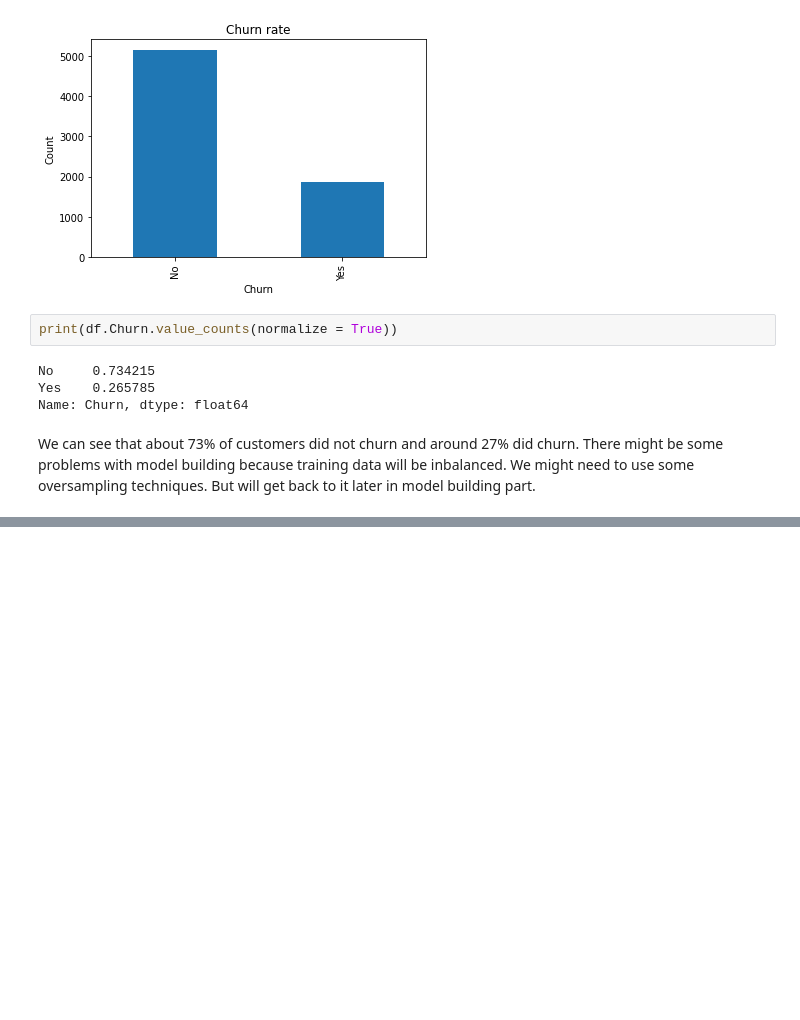
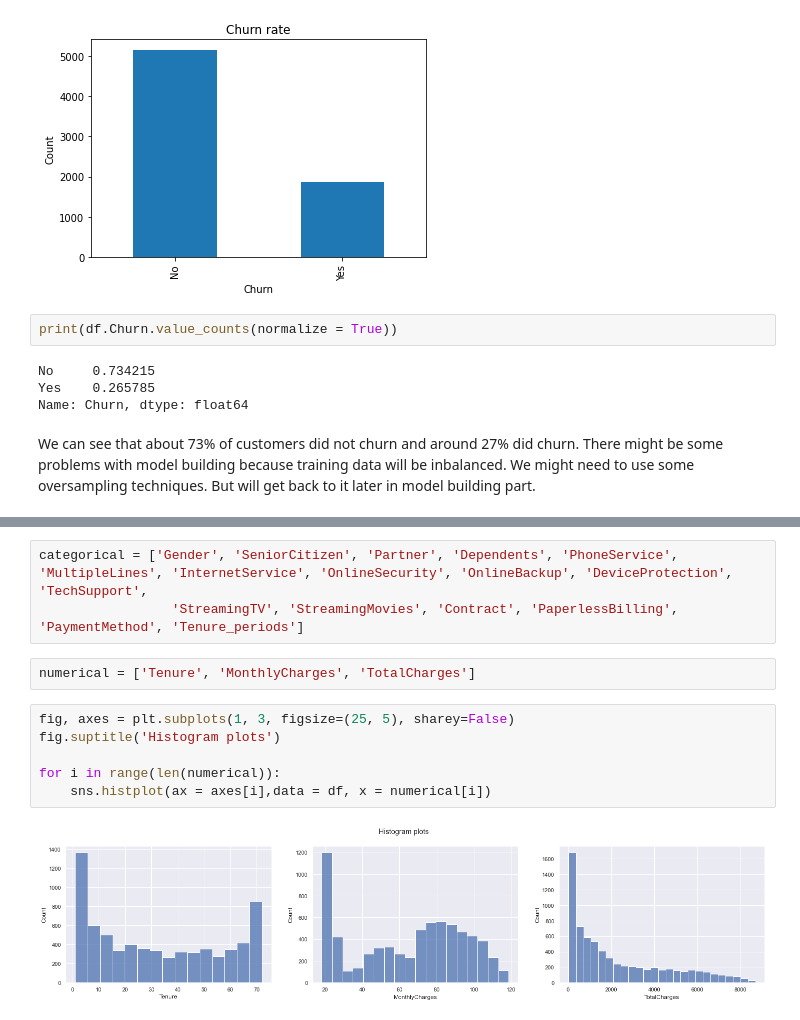
Before and after one commit to vytautasmu/Churn-Rate-Data-Analysis, a Jupyter notebook: eda.ipynb, the cells around one changed output, grey strips where cells are left out. Drawn from its saved outputs; the diff is of its cells as text; blank space fills up the shorter version.

```diff
--- a/eda.ipynb
+++ b/eda.ipynb
@@ -34,0 +46,13 @@ We can see that about 73% of customers did not churn and around 27% did churn. T
+# %%
+categorical = ['Gender', 'SeniorCitizen', 'Partner', 'Dependents', 'PhoneService', 'MultipleLines', 'InternetService', 'OnlineSecurity', 'OnlineBackup', 'DeviceProtection', 'TechSupport',
+                 'StreamingTV', 'StreamingMovies', 'Contract', 'PaperlessBilling', 'PaymentMethod', 'Tenure_periods']
+# %%
+numerical = ['Tenure', 'MonthlyCharges', 'TotalCharges']
+# %%
+fig, axes = plt.subplots(1, 3, figsize=(25, 5), sharey=False)
+fig.suptitle('Histogram plots')
+
+for i in range(len(numerical)):
+    sns.histplot(ax = axes[i],data = df, x = numerical[i])
+# %% [output]
+[figure, added]
```
Also changed, not shown: parts of 4 cells of this notebook.
